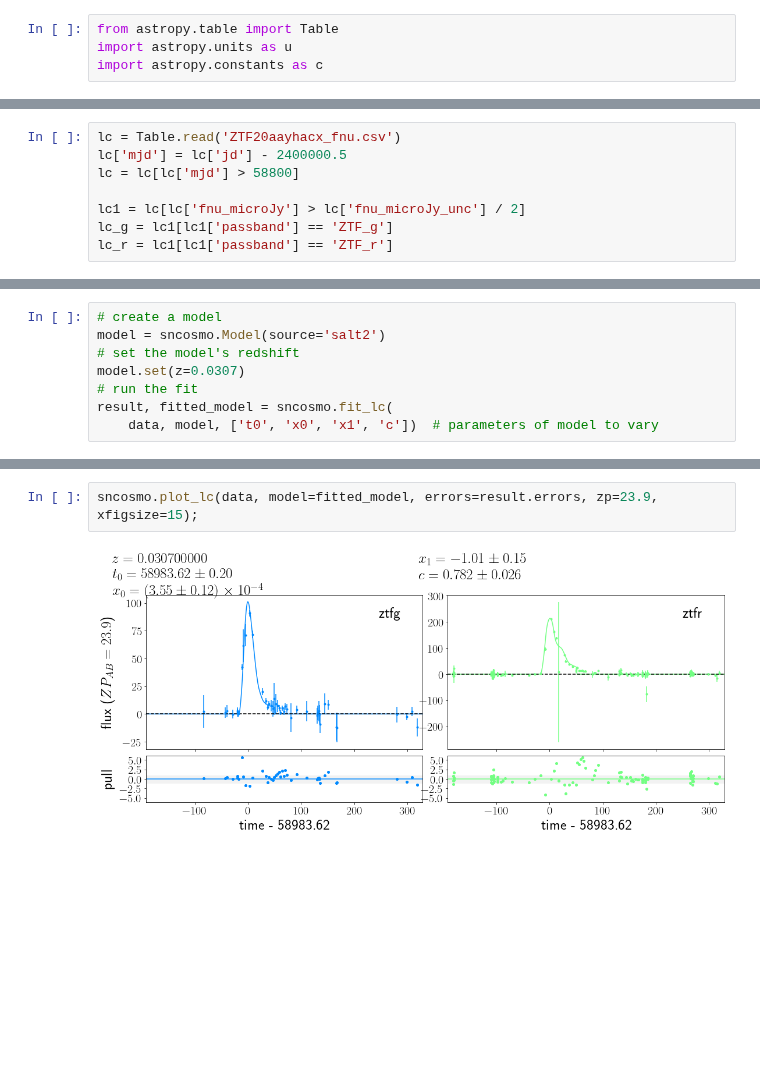
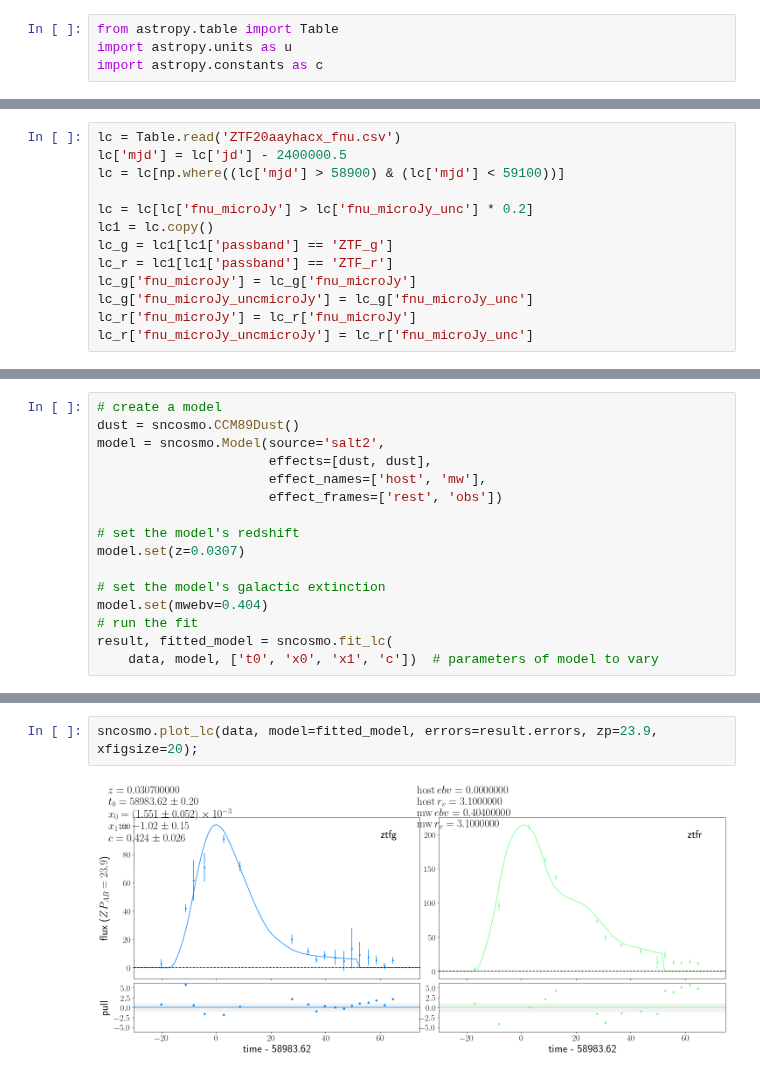
Before and after one commit to slowdivePTG/SN2020jgb, a Jupyter notebook: lc/lc.ipynb, the cells around one changed output, grey strips where cells are left out. Saved outputs shown, nothing was run; the diff lists cells and outputs as text; blank space fills up the shorter version.

```diff
--- a/lc/lc.ipynb
+++ b/lc/lc.ipynb
@@ -16,11 +34,16 @@ import sncosmo
 # %%
 lc = Table.read('ZTF20aayhacx_fnu.csv')
 lc['mjd'] = lc['jd'] - 2400000.5
-lc = lc[lc['mjd'] > 58800]
+lc = lc[np.where((lc['mjd'] > 58900) & (lc['mjd'] < 59100))]
 
-lc1 = lc[lc['fnu_microJy'] > lc['fnu_microJy_unc'] / 2]
+lc = lc[lc['fnu_microJy'] > lc['fnu_microJy_unc'] * 0.2]
+lc1 = lc.copy()
 lc_g = lc1[lc1['passband'] == 'ZTF_g']
 lc_r = lc1[lc1['passband'] == 'ZTF_r']
+lc_g['fnu_microJy'] = lc_g['fnu_microJy']
+lc_g['fnu_microJy_uncmicroJy'] = lc_g['fnu_microJy_unc']
+lc_r['fnu_microJy'] = lc_r['fnu_microJy']
+lc_r['fnu_microJy_uncmicroJy'] = lc_r['fnu_microJy_unc']
 # %%
 time = lc['mjd']
 flux = lc['fnu_microJy']
@@ -96,8 +96,16 @@ plt.gca().invert_yaxis()
 # %%
 # create a model
-model = sncosmo.Model(source='salt2')
+dust = sncosmo.CCM89Dust()
+model = sncosmo.Model(source='salt2',
+                      effects=[dust, dust],
+                      effect_names=['host', 'mw'],
+                      effect_frames=['rest', 'obs'])
+
 # set the model's redshift
 model.set(z=0.0307)
+
+# set the model's galactic extinction
+model.set(mwebv=0.404)
 # run the fit
 result, fitted_model = sncosmo.fit_lc(
     data, model, ['t0', 'x0', 'x1', 'c'])  # parameters of model to vary
@@ -118,6 +127,6 @@ best-fit values: [ 3.07000000e-02  5.89836162e+04  3.55139355e-04 -1.01497716e+0
 The result contains the following attributes:
  dict_keys(['success', 'message', 'ncall', 'chisq', 'ndof', 'param_names', 'parameters', 'vparam_names', 'covariance', 'errors', 'nfit', 'data_mask'])
 # %%
-sncosmo.plot_lc(data, model=fitted_model, errors=result.errors, zp=23.9, xfigsize=15);
+sncosmo.plot_lc(data, model=fitted_model, errors=result.errors, zp=23.9, xfigsize=20);
 # %% [output]
-[figure, old version]
+[figure, new version]
```
Also changed, not shown: parts of 8 cells of this notebook, 4 other files.
